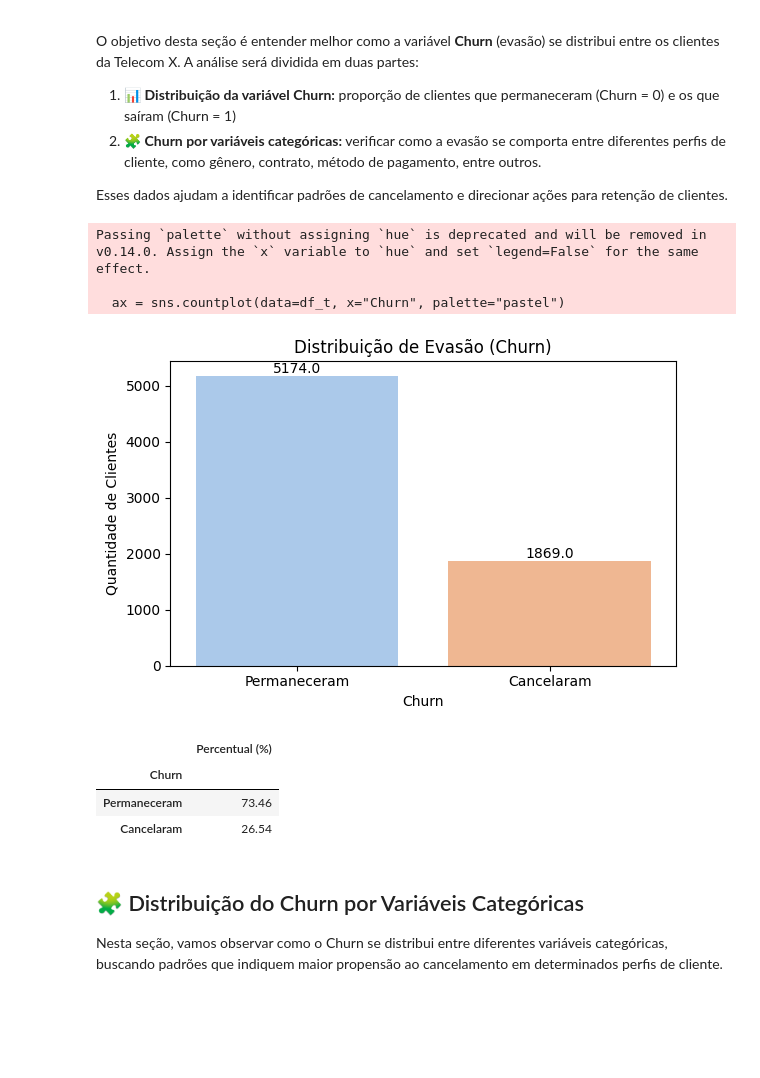
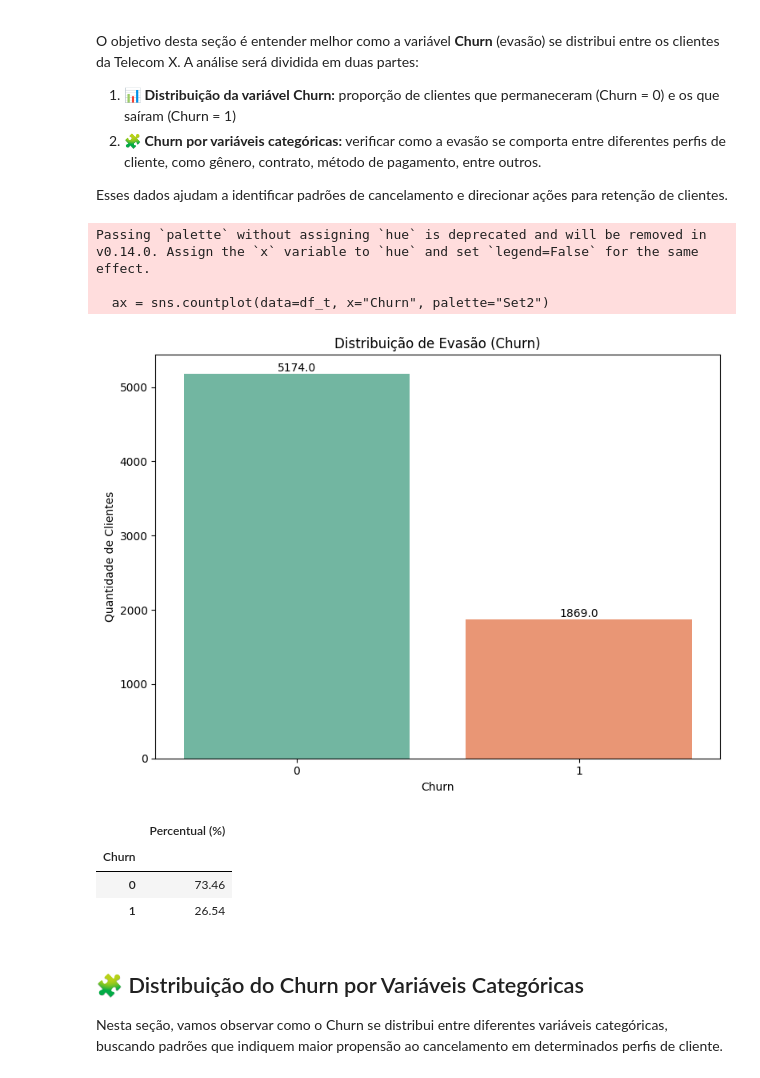
Before and after one commit to igonc/challenge-telecomX, a Jupyter notebook: TelecomX_BR.ipynb, the cells around one changed output. Saved outputs shown, nothing was run; the diff lists cells and outputs as text; code cells hidden in the pictures; blank space fills up the shorter version.

```diff
--- a/TelecomX_BR.ipynb
+++ b/TelecomX_BR.ipynb
@@ -1007,35 +1007,35 @@ O objetivo desta seção é entender melhor como a variável **Churn** (evasão)
 Esses dados ajudam a identificar padrões de cancelamento e direcionar ações para retenção de clientes.
 # %%
 # 📊 Gráfico de distribuição da variável Churn
-plt.figure(figsize=(6, 4))
-ax = sns.countplot(data=df_t, x="Churn", palette="pastel")
+plt.figure(figsize=(8, 6))
+ax = sns.countplot(data=df_t, x="Churn", palette="Set2")
 plt.title("Distribuição de Evasão (Churn)")
-plt.xticks([0, 1], ["Permaneceram", "Cancelaram"])
+plt.xticks([0, 1], ["0", "1"])
 plt.xlabel("Churn")
 plt.ylabel("Quantidade de Clientes")
 
 # Adiciona os valores absolutos no topo das barras
 for p in ax.patches:
     height = p.get_height()
     ax.annotate(f'{height}', (p.get_x() + p.get_width() / 2., height),
                 ha='center', va='bottom', fontsize=10)
 
 plt.tight_layout()
 plt.show()
 # %% [output]
 Passing `palette` without assigning `hue` is deprecated and will be removed in v0.14.0. Assign the `x` variable to `hue` and set `legend=False` for the same effect.
 
-  ax = sns.countplot(data=df_t, x="Churn", palette="pastel")
+  ax = sns.countplot(data=df_t, x="Churn", palette="Set2")
-[figure, old version]
+[figure, new version]
 # %%
 # 📌 Proporção percentual
-churn_rate = df_t["Churn"].value_counts(normalize=True).rename({0: "Permaneceram", 1: "Cancelaram"}) * 100
+churn_rate = df_t["Churn"].value_counts(normalize=True).rename({0: "0", 1: "1"}) * 100
 display(churn_rate.to_frame("Percentual (%)").style.format("{:.2f}"))
 # %% [output]
 |  | Percentual (%) |
 | Churn |  |
-| Permaneceram | 73.46 |
-| Cancelaram | 26.54 |
+| 0 | 73.46 |
+| 1 | 26.54 |
 # %% [markdown]
 ## 🧩 Distribuição do Churn por Variáveis Categóricas
 
```
